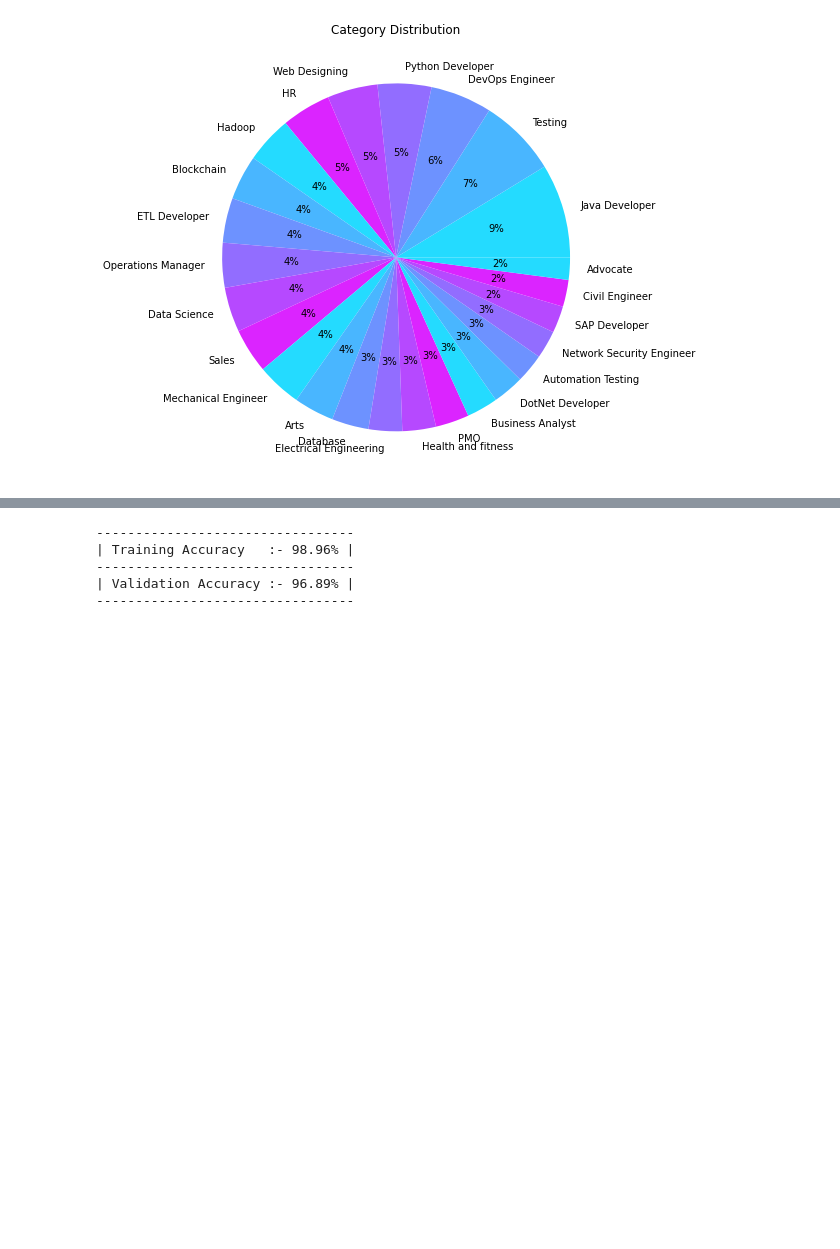
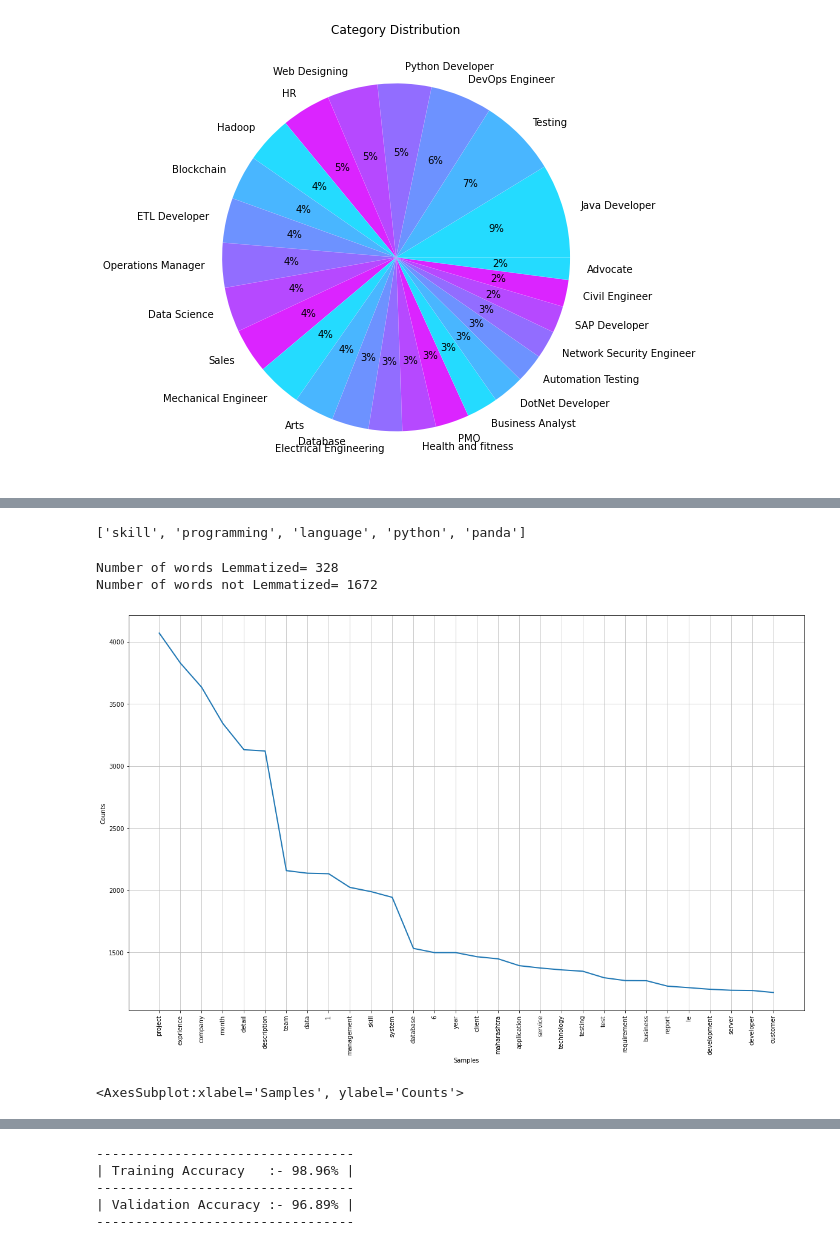
Before and after one commit to Ekta-Solanki/ML-Resume_Classification, a Jupyter notebook: Classification of Resume Project.ipynb, the cells around one changed output, grey strips where cells are left out. Saved outputs shown, nothing was run; the diff lists cells and outputs as text; code cells hidden in the pictures; blank space fills up the shorter version.

```diff
--- a/Classification of Resume Project.ipynb
+++ b/Classification of Resume Project.ipynb
@@ -153,0 +156,7 @@ plt.show()
+# %%
+stopwords = nltk.corpus.stopwords.words('english')
+words_new = []
+
+for word in words:
+    if word not in stopwords:
+        words_new.append(word)
@@ -153,0 +175,8 @@ plt.show()
+# %%
+from nltk.stem import WordNetLemmatizer
+nltk.download('wordnet')
+wn = WordNetLemmatizer()
+lem_words=[]
+for word in words_new:
+    word=wn.lemmatize(word)
+    lem_words.append(word)
@@ -153,0 +187,25 @@ plt.show()
+# %%
+lem_words[0:5]
+# %% [output]
+['skill', 'programming', 'language', 'python', 'panda']
+# %%
+same=0
+diff=0
+for n in range(0,2000):
+    if(lem_words[n]==words_new[n]):
+        same=same+1
+    elif(lem_words[n]!=words_new[n]):
+        diff=diff+1
+print('Number of words Lemmatized=', diff)
+print('Number of words not Lemmatized=', same)
+# %% [output]
+Number of words Lemmatized= 328
+Number of words not Lemmatized= 1672
+# %%
+freq_dist = nltk.FreqDist(lem_words)
+#Frequency Distribution Plot
+plt.subplots(figsize=(20,12))
+freq_dist.plot(30)
+# %% [output]
+[figure, added]
+<AxesSubplot:xlabel='Samples', ylabel='Counts'>
```
Also changed, not shown: parts of 7 cells of this notebook.
